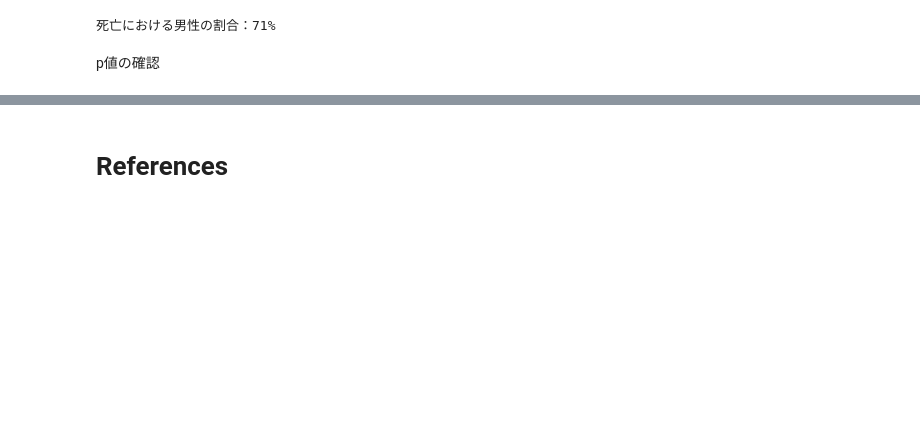
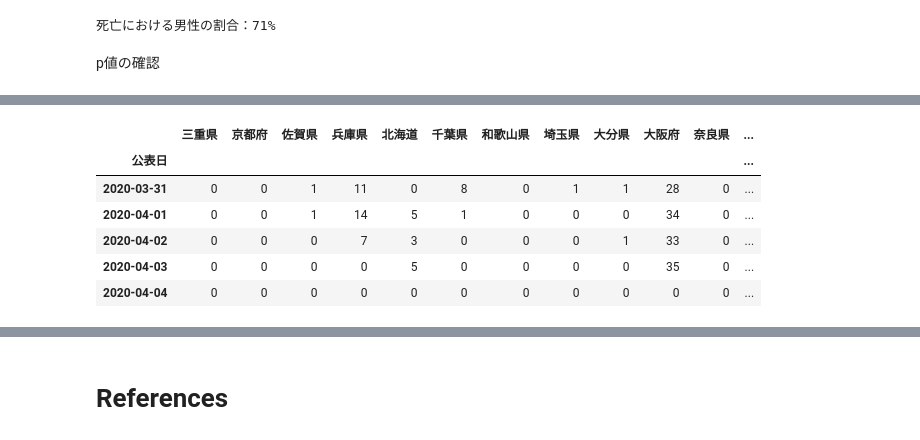
Before and after one commit to karaage0703/covid19_memo, a Jupyter notebook: signate_covid_19.ipynb, the cells around one changed output, grey strips where cells are left out. Saved outputs shown, nothing was run; the diff lists cells and outputs as text; code cells hidden in the pictures; blank space fills up the shorter version.

```diff
--- a/signate_covid_19.ipynb
+++ b/signate_covid_19.ipynb
@@ -103,0 +233,12 @@ p値 = 0.142
+# %%
+# 日毎の罹患者公表数を集計
+df_count = df.resample('D').sum()
+df_count.tail()
+# %% [output]
+|  | 三重県 | 京都府 | 佐賀県 | 兵庫県 | 北海道 | 千葉県 | 和歌山県 | 埼玉県 | 大分県 | 大阪府 | 奈良県 | ... |
+| 公表日 |  |  |  |  |  |  |  |  |  |  |  | ... |
+| 2020-03-31 | 0 | 0 | 1 | 11 | 0 | 8 | 0 | 1 | 1 | 28 | 0 | ... |
+| 2020-04-01 | 0 | 0 | 1 | 14 | 5 | 1 | 0 | 0 | 0 | 34 | 0 | ... |
+| 2020-04-02 | 0 | 0 | 0 | 7 | 3 | 0 | 0 | 0 | 1 | 33 | 0 | ... |
+| 2020-04-03 | 0 | 0 | 0 | 0 | 5 | 0 | 0 | 0 | 0 | 35 | 0 | ... |
+| 2020-04-04 | 0 | 0 | 0 | 0 | 0 | 0 | 0 | 0 | 0 | 0 | 0 | ... |
```
Also changed, not shown: parts of 25 cells of this notebook.
